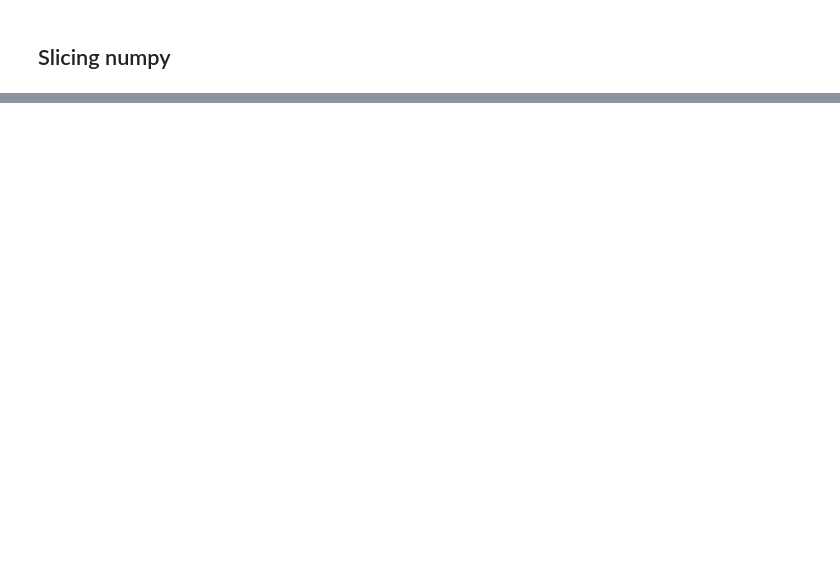
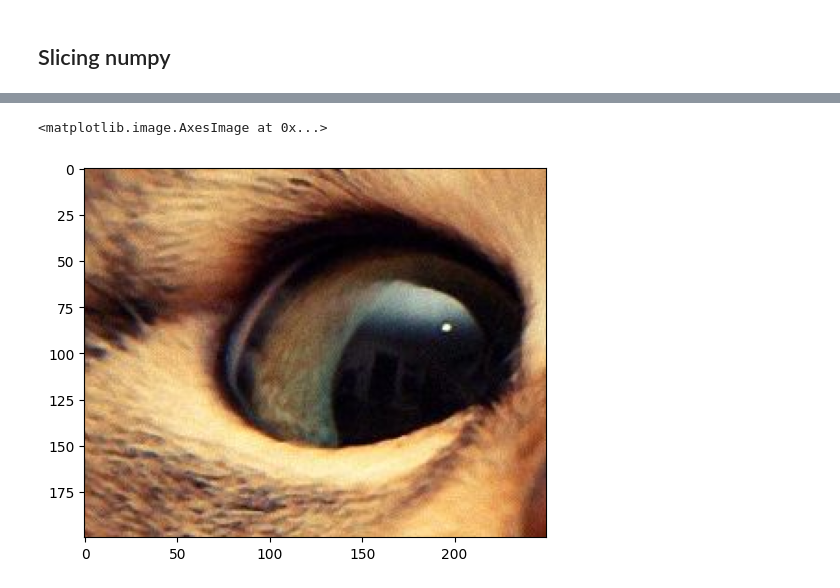
Before and after one commit to juanqochoa/Diplomado, a Jupyter notebook: Modulo_1/12.Numpy.ipynb, the cells around one changed output, grey strips where cells are left out. Saved outputs shown, nothing was run; the diff lists cells and outputs as text; code cells hidden in the pictures; blank space fills up the shorter version.

```diff
--- a/Modulo_1/12.Numpy.ipynb
+++ b/Modulo_1/12.Numpy.ipynb
@@ -389,0 +583,6 @@ B_{m-1,0} & B_{m-1,1} & \ldots & B_{m-1,n-1}
+# %%
+A = array_imagen[400:600, 500:750]
+plt.imshow(A)
+# %% [output]
+<matplotlib.image.AxesImage at 0x...>
+[figure, added]
```
Also changed, not shown: parts of 33 cells of this notebook, 11 other files.
